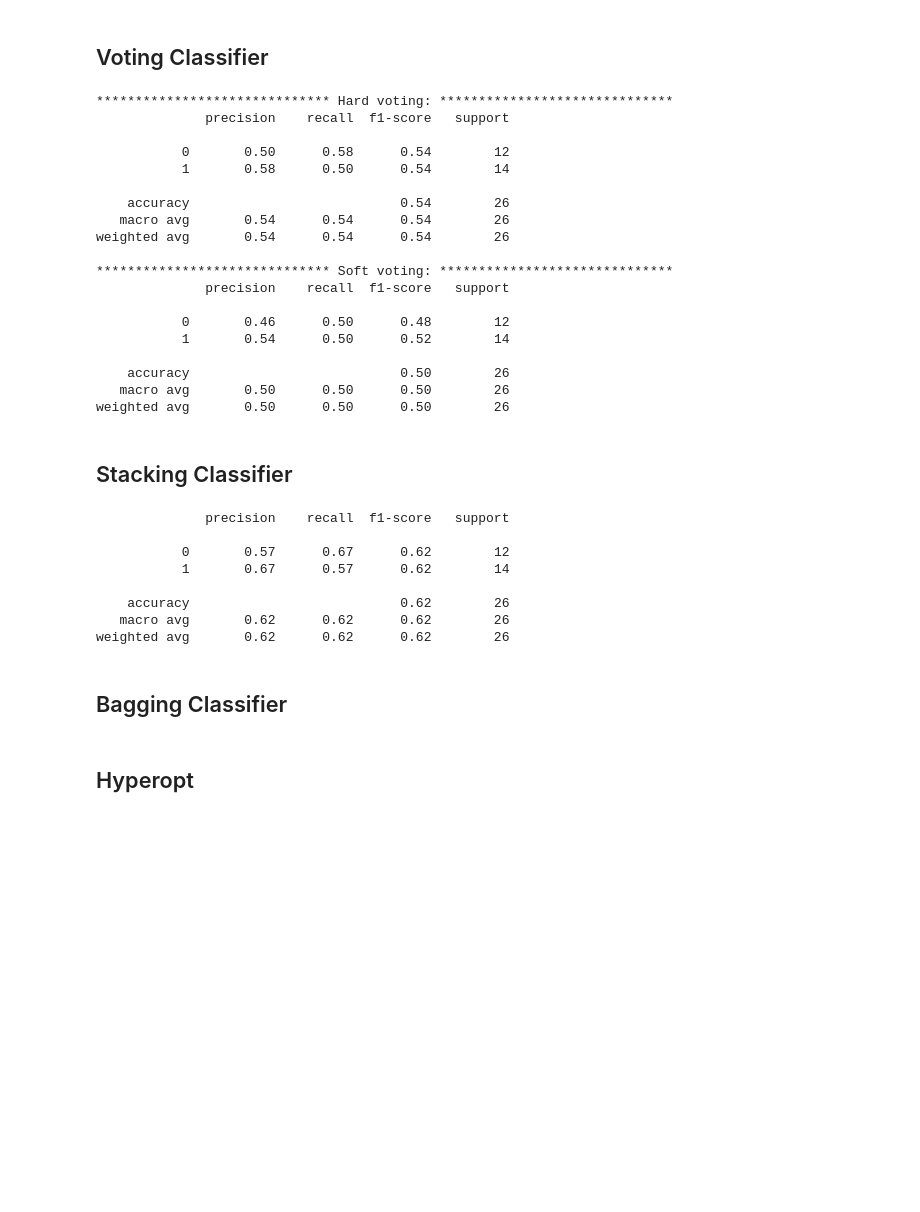
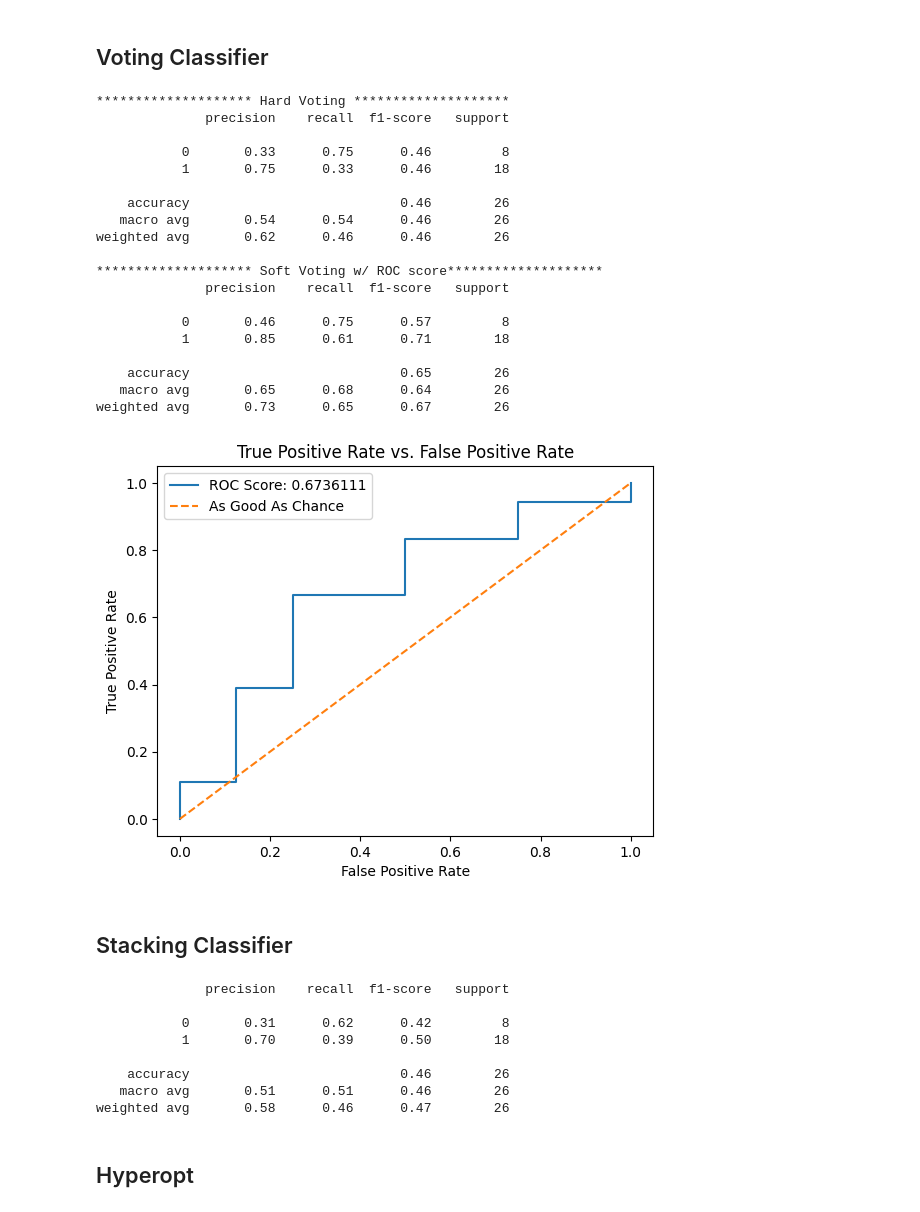
Before and after one commit to SmittyB00p/A4DCzTJ4BxI9CLOm, a Jupyter notebook: models.ipynb, the cells around one changed output. Drawn from its saved outputs; the diff is of its cells as text; code cells hidden in the pictures; blank space fills up the shorter version.

```diff
--- a/models.ipynb
+++ b/models.ipynb
@@ -426,57 +426,54 @@ roc(y_proba=y_proba, y_test=y_test_rf)
 # %% [markdown]
 ## Voting Classifier
 # %%
-
 estimators = [
-    ('gauss_nb', trained_models_dict['gauss_nb']),
-    ('lsvc', trained_models_dict['Linear SVC']),
-    ('xgboost', trained_models_dict['XGBoost']),
-    ('rf', trained_models_dict['Random Forest'])
+    ('LinearSVC', models_dict['LinearSVC']),
+    ('GaussianNB', models_dict['GaussianNB']),
+    ('XGBoost', models_dict['XGBoost']),
+    ('Random Forest', models_dict['Random Forest'])
 ]
 
+hard_vote_unfitted = VotingClassifier(estimators=estimators, voting='hard', n_jobs=-1)
+soft_vote_unfitted = VotingClassifier(estimators=estimators[1:], voting='soft', n_jobs=-1)
 
-hard_vote = VotingClassifier(estimators=[estimators[0], estimators[2]], voting='hard', n_jobs=-1)
-soft_vote = VotingClassifier(estimators=[estimators[0], estimators[2]], voting='soft', n_jobs=-1)
+hard_vote_unfitted.fit(X_train, y_train)
+soft_vote_unfitted.fit(X_train, y_train)
+hard_preds = hard_vote_unfitted.predict(X_test)
+y_preds = soft_vote_unfitted.predict(X_test)
+y_proba = soft_vote_unfitted.predict_proba(X_test)
+y_proba = y_proba[:, 1]
 
-hard_vote.fit(X_train, y_train)
-soft_vote.fit(X_train, y_train)
-
-preds = hard_vote.predict(X_test)
-preds_soft = soft_vote.predict(X_test)
-
-print(f"{'*'*30} Hard voting: {'*'*30}")
-print(classification_report(y_test, preds))
-
-print(f"{'*'*30} Soft voting: {'*'*30}")
-print(classification_report(y_test, preds_soft))
+print(f"{'*'*20} Hard Voting {'*'*20}")
+print(classification_report(y_test, hard_preds))
+print(f"{'*'*20} Soft Voting w/ ROC score{'*'*20}")
+print(classification_report(y_test, y_preds))
+roc(y_proba, y_test)
 # %% [output]
-****************************** Hard voting: ******************************
+******************** Hard Voting ********************
               precision    recall  f1-score   support
 
-           0       0.50      0.58      0.54        12
-           1       0.58      0.50      0.54        14
+           0       0.33      0.75      0.46         8
+           1       0.75      0.33      0.46        18
 
-    accuracy                           0.54        26
-   macro avg       0.54      0.54      0.54        26
-weighted avg       0.54      0.54      0.54        26
+    accuracy                           0.46        26
+   macro avg       0.54      0.54      0.46        26
+weighted avg       0.62      0.46      0.46        26
 
-****************************** Soft voting: ******************************
+******************** Soft Voting w/ ROC score********************
               precision    recall  f1-score   support
 
-           0       0.46      0.50      0.48        12
-           1       0.54      0.50      0.52        14
+           0       0.46      0.75      0.57         8
+           1       0.85      0.61      0.71        18
 
-    accuracy                           0.50        26
-   macro avg       0.50      0.50      0.50        26
-weighted avg       0.50      0.50      0.50        26
+    accuracy                           0.65        26
+   macro avg       0.65      0.68      0.64        26
+weighted avg       0.73      0.65      0.67        26
+[figure, added]
 # %% [markdown]
 ## Stacking Classifier
 # %%
 from sklearn.ensemble import StackingClassifier
 
-# stack_methods = ['predict', 'decision_function']
-
-# for methods in stack_methods:
 stacking_class = StackingClassifier(estimators=estimators, stack_method='predict', n_jobs=-1)
 
 stacking_class.fit(X_train, y_train)
@@ -487,11 +484,9 @@ print(classification_report(y_test, preds))
 # %% [output]
               precision    recall  f1-score   support
 
-           0       0.57      0.67      0.62        12
-           1       0.67      0.57      0.62        14
+           0       0.31      0.62      0.42         8
+           1       0.70      0.39      0.50        18
 
-    accuracy                           0.62        26
-   macro avg       0.62      0.62      0.62        26
-weighted avg       0.62      0.62      0.62        26
+    accuracy                           0.46        26
+   macro avg       0.51      0.51      0.46        26
+weighted avg       0.58      0.46      0.47        26
-# %% [markdown]
-## Bagging Classifier
```
Also changed, not shown: parts of 14 cells of this notebook.
